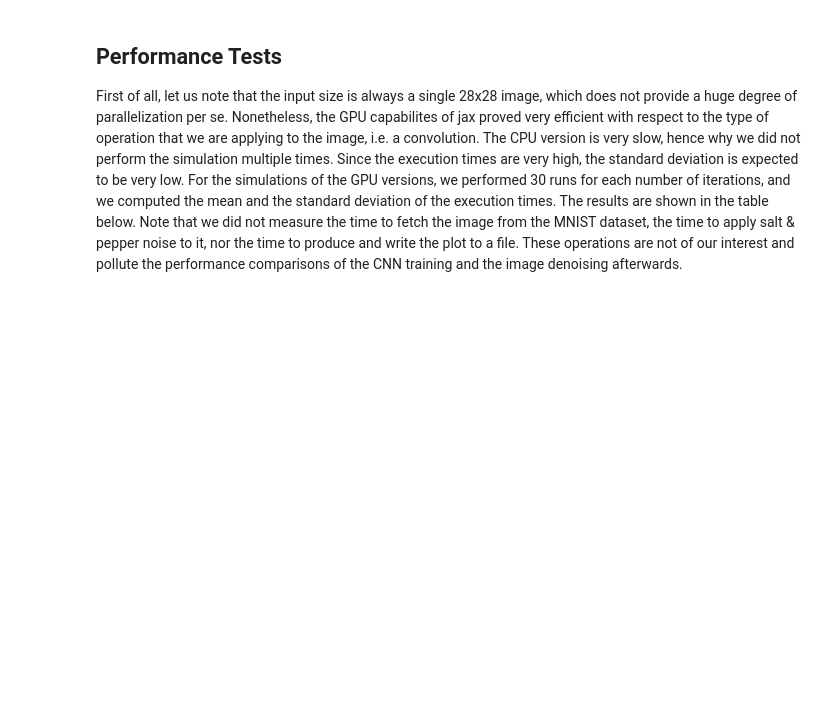
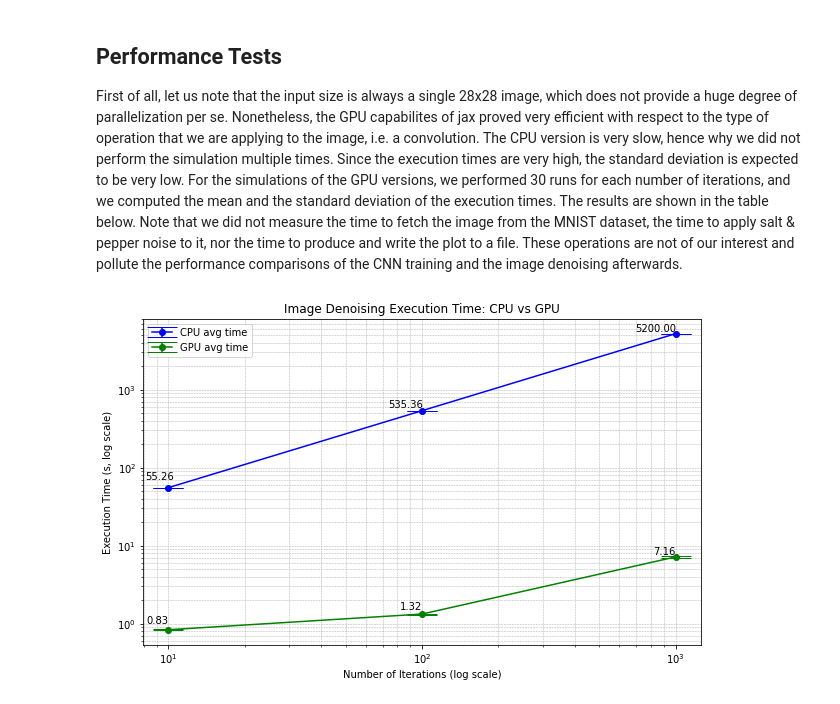
Before and after one commit to giorgiodaneri/ML_task3, a Jupyter notebook: results.ipynb, the cells around one changed output. Drawn from its saved outputs; the diff is of its cells as text; code cells hidden in the pictures; blank space fills up the shorter version.

```diff
--- a/results.ipynb
+++ b/results.ipynb
@@ -10,3 +10,59 @@ The convolution operation implemented in the lax module proved way more efficien
 ## Performance Tests
 First of all, let us note that the input size is always a single 28x28 image, which does not provide a huge degree of parallelization per se. Nonetheless, the GPU capabilites of jax proved very efficient with respect to the type of operation that we are applying to the image, i.e. a convolution. The CPU version is very slow, hence why we did not perform the simulation multiple times. Since the execution times are very high, the standard deviation is expected to be very low. For the simulations of the GPU versions, we performed 30 runs for each number of iterations, and we computed the mean and the standard deviation of the execution times. The results are shown in the table below.
 Note that we did not measure the time to fetch the image from the MNIST dataset, the time to apply salt & pepper noise to it, nor the time to produce and write the plot to a file. These operations are not of our interest and pollute the performance comparisons of the CNN training and the image denoising afterwards.
+# %%
+import numpy as np
+import matplotlib.pyplot as plt
+
+# load the simulation data
+cpu_times_10 = np.loadtxt("results/cpu_time_10.txt")
+gpu_times_10 = np.loadtxt("results/gpu_time_10.txt")
+# Calculate statistics
+cpu_avg_10 = np.mean(cpu_times_10)
+cpu_std_10 = np.std(cpu_times_10)
+gpu_avg_10 = np.mean(gpu_times_10)
+gpu_std_10 = np.std(gpu_times_10)
+iterations = np.arange(1, len(cpu_times_10) + 1)
+
+# same for 100 iterations
+cpu_times_100 = np.loadtxt("results/cpu_time_100.txt")
+gpu_times_100 = np.loadtxt("results/gpu_time_100.txt")
+cpu_avg_100 = np.mean(cpu_times_100)
+cpu_std_100 = np.std(cpu_times_100)
+gpu_avg_100 = np.mean(gpu_times_100)
+gpu_std_100 = np.std(gpu_times_100)
+
+# same for 1000 iterations
+gpu_times_1000 = np.loadtxt("results/gpu_time_1000.txt")
+cpu_avg_1000 = 5200
+cpu_std_1000 = 0
+gpu_avg_1000 = np.mean(gpu_times_1000)
+gpu_std_1000 = np.std(gpu_times_1000)
+
+# prepare data for plotting
+iterations = np.array([10, 100, 1000])
+cpu_avg = np.array([cpu_avg_10, cpu_avg_100, cpu_avg_1000])
+cpu_std = np.array([cpu_std_10, cpu_std_100, cpu_std_1000])
+gpu_avg = np.array([gpu_avg_10, gpu_avg_100, gpu_avg_1000])
+gpu_std = np.array([gpu_std_10, gpu_std_100, gpu_std_1000])
+
+plt.figure(figsize=(10, 6))
+plt.errorbar(iterations, cpu_avg, yerr=cpu_std, fmt='-o', label='CPU avg time', capsize=15, color='blue')
+plt.errorbar(iterations, gpu_avg, yerr=gpu_std, fmt='-o', label='GPU avg time', capsize=15, color='green')
+
+# annotate the mean execution times
+for i in range(len(iterations)):
+    plt.text(iterations[i] + 0.5, cpu_avg[i] + 10, f"{cpu_avg[i]:.2f}", ha='right', va='bottom')
+    plt.text(iterations[i], gpu_avg[i] + 0.1, f"{gpu_avg[i]:.2f}", ha='right', va='bottom')
+
+# use logarithmic scales for better readability
+plt.xscale('log')
+plt.yscale('log')
+plt.title("Image Denoising Execution Time: CPU vs GPU")
+plt.xlabel("Number of Iterations (log scale)")
+plt.ylabel("Execution Time (s, log scale)")
+plt.legend()
+plt.grid(True, which="both", linestyle="--", linewidth=0.5)
+plt.show()
+# %% [output]
+[figure, added]
```
Also changed, not shown: parts of 2 cells of this notebook, 3 other files.
